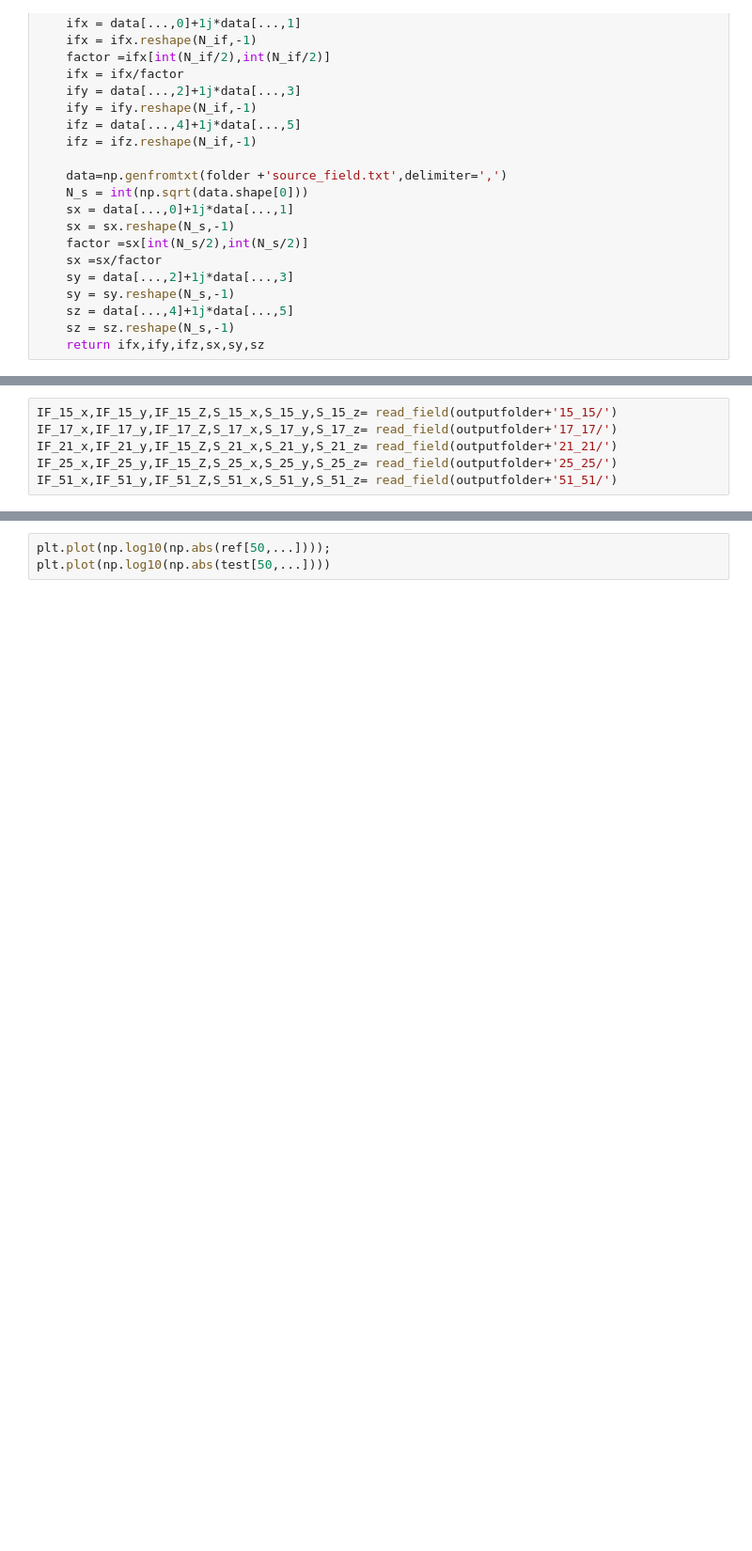
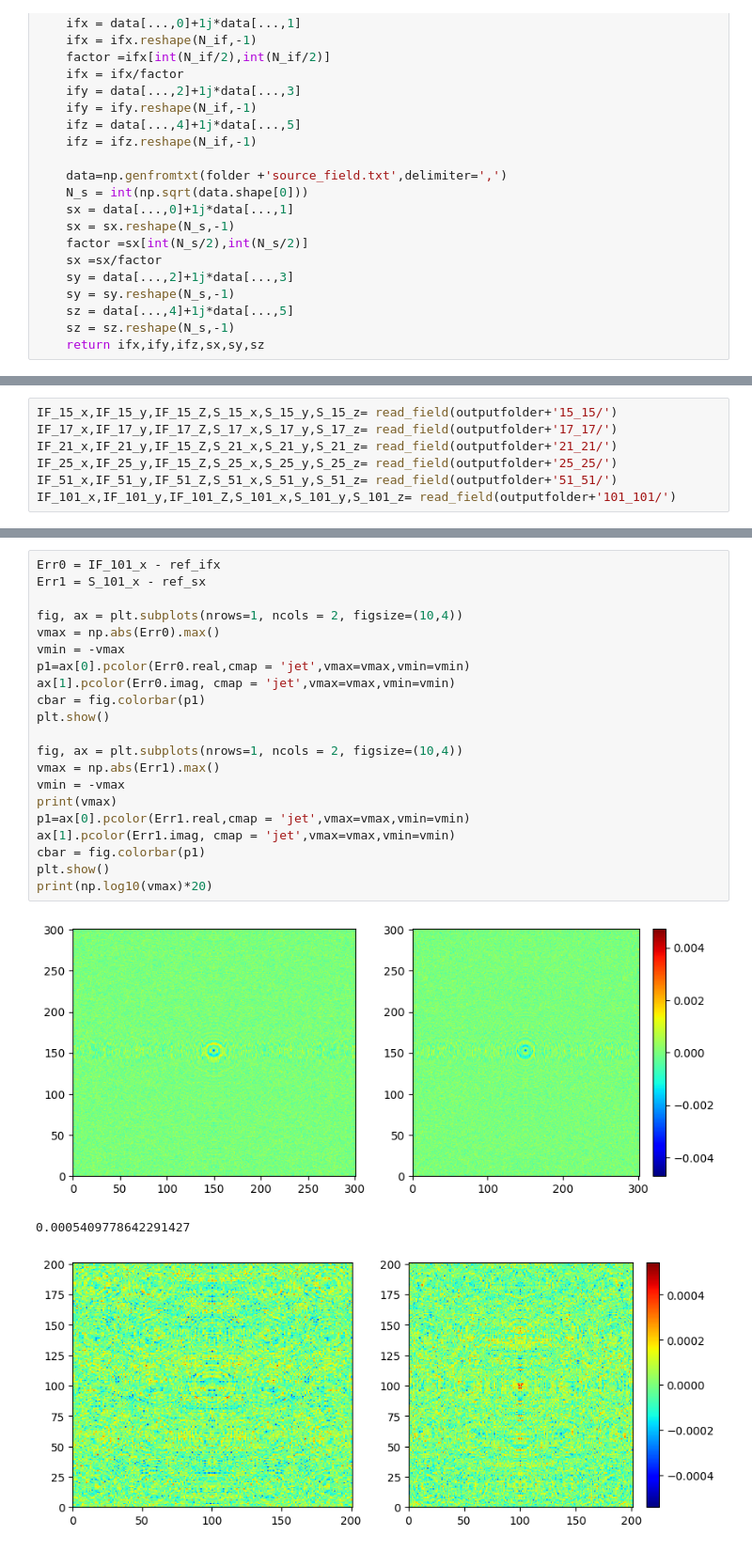
Before and after one commit to XiaodongRencologne/PO_test, a Jupyter notebook: comparison_near_field.ipynb, the cells around one changed output, grey strips where cells are left out. Shown at 94% size. Saved outputs shown, nothing was run; the diff lists cells and outputs as text; blank space fills up the shorter version.

```diff
--- a/comparison_near_field.ipynb
+++ b/comparison_near_field.ipynb
@@ -34,4 +34,5 @@ IF_17_x,IF_17_y,IF_17_Z,S_17_x,S_17_y,S_17_z= read_field(outputfolder+'17_17/')
 IF_21_x,IF_21_y,IF_15_Z,S_21_x,S_21_y,S_21_z= read_field(outputfolder+'21_21/')
 IF_25_x,IF_25_y,IF_15_Z,S_25_x,S_25_y,S_25_z= read_field(outputfolder+'25_25/')
 IF_51_x,IF_51_y,IF_51_Z,S_51_x,S_51_y,S_51_z= read_field(outputfolder+'51_51/')
+IF_101_x,IF_101_y,IF_101_Z,S_101_x,S_101_y,S_101_z= read_field(outputfolder+'101_101/')
 # %% [markdown]
@@ -121,3 +120,25 @@ print(np.log10(vmax)*20)
-# %%
-plt.plot(np.log10(np.abs(ref[50,...])));
-plt.plot(np.log10(np.abs(test[50,...])))
+# %%
+Err0 = IF_101_x - ref_ifx
+Err1 = S_101_x - ref_sx
+
+fig, ax = plt.subplots(nrows=1, ncols = 2, figsize=(10,4))
+vmax = np.abs(Err0).max()
+vmin = -vmax
+p1=ax[0].pcolor(Err0.real,cmap = 'jet',vmax=vmax,vmin=vmin)
+ax[1].pcolor(Err0.imag, cmap = 'jet',vmax=vmax,vmin=vmin)
+cbar = fig.colorbar(p1)
+plt.show()
+
+fig, ax = plt.subplots(nrows=1, ncols = 2, figsize=(10,4))
+vmax = np.abs(Err1).max()
+vmin = -vmax
+print(vmax)
+p1=ax[0].pcolor(Err1.real,cmap = 'jet',vmax=vmax,vmin=vmin)
+ax[1].pcolor(Err1.imag, cmap = 'jet',vmax=vmax,vmin=vmin)
+cbar = fig.colorbar(p1)
+plt.show()
+print(np.log10(vmax)*20)
+# %% [output]
+[figure, added]
+0.0005409778642291427
+[figure, added]
```
Also changed, not shown: parts of 6 cells of this notebook, 11 other files.
